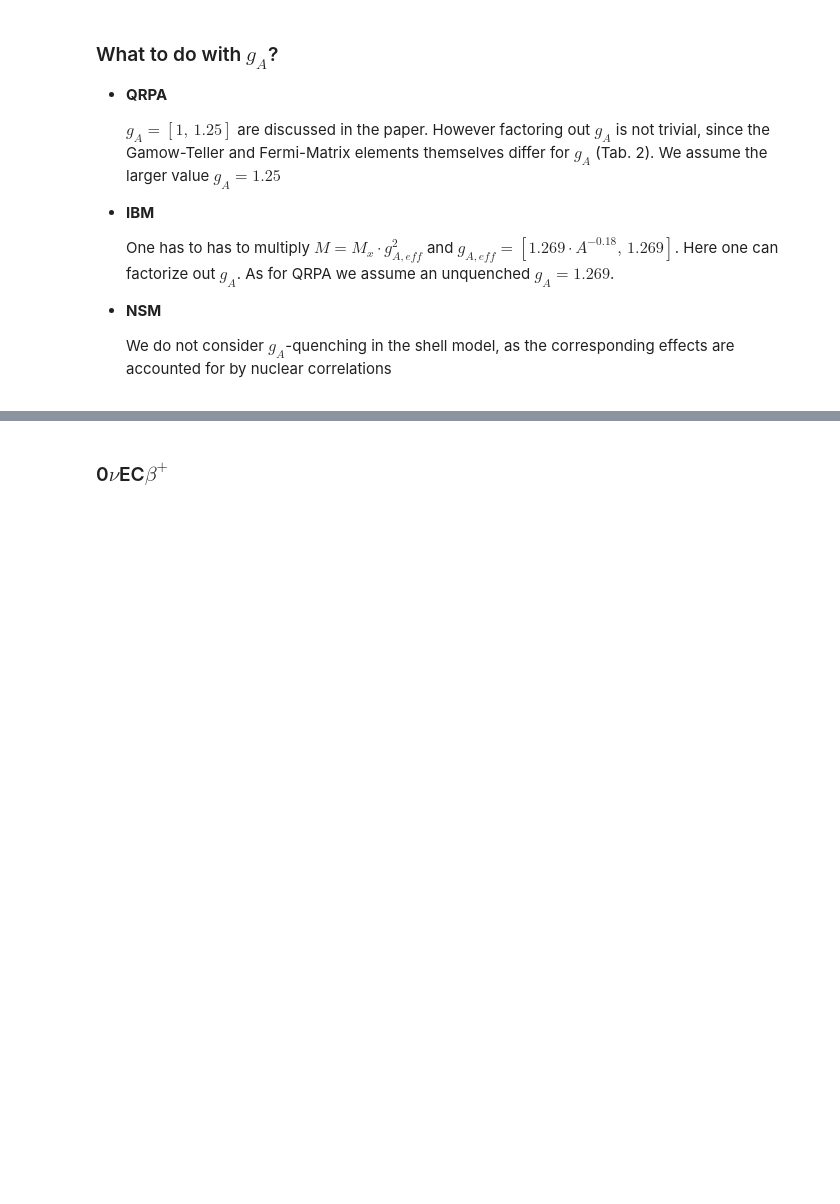
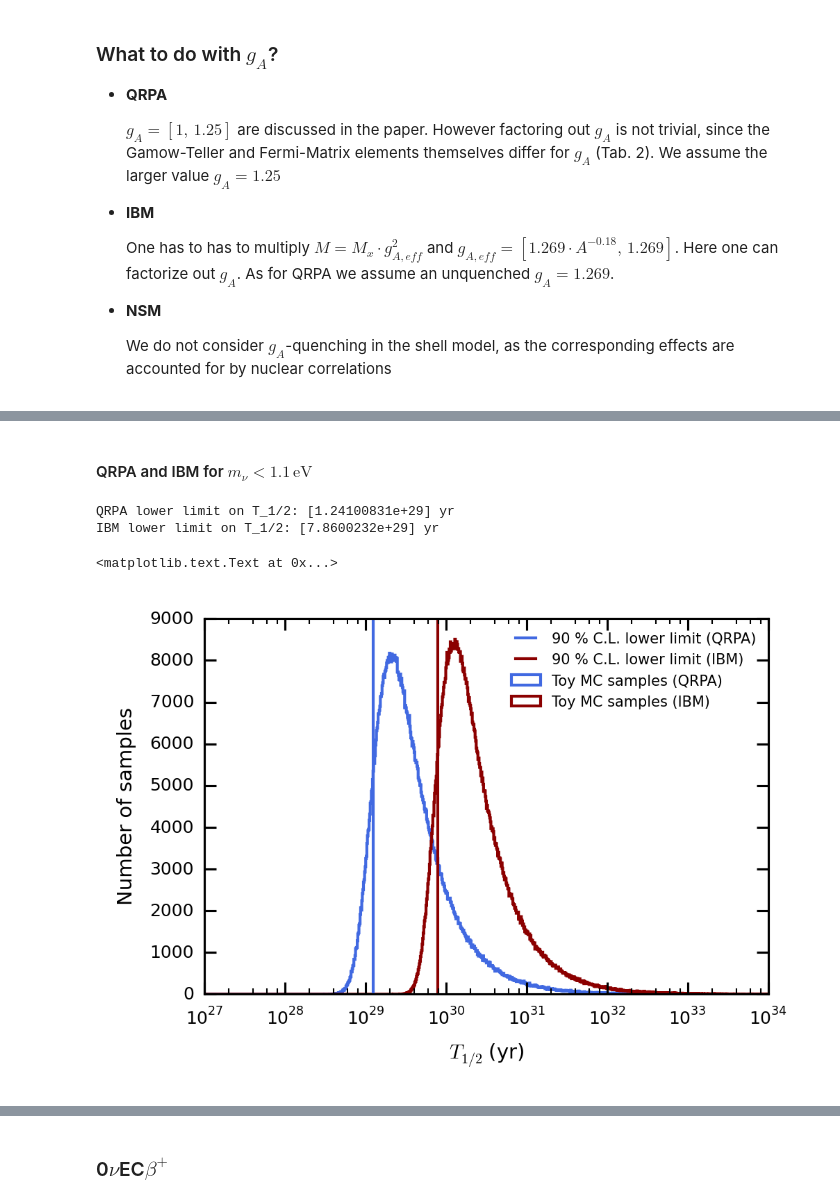
Before and after one commit to bglenardo/MuensterTPC-MC, a Jupyter notebook: Half-life calculations/0nudecays.ipynb, the cells around one changed output, grey strips where cells are left out. Cells and saved outputs as stored; diff of their text form; code cells hidden in the pictures; blank space fills up the shorter version.

```diff
--- a/Half-life calculations/0nudecays.ipynb
+++ b/Half-life calculations/0nudecays.ipynb
@@ -192,0 +245,38 @@ Half-life range for IBM at gA=1.269: [2.0393399316703734e+31+/-3.96070152018627e
+# %% [markdown]
+#### QRPA and IBM for $m_\nu < 1.1\,\text{eV}$
+# %%
+mnu_square_katrin = ufloat(-1.0e-6, 1.0e-6)
+
+t0vecec_qrpa=sample_halflife_mnusquare(me, mnu_square_katrin, m0vecec_qrpa, g0vecec, R, 1000000)
+t0vecec_ibm=sample_halflife_mnusquare(me, mnu_square_katrin, m0vecec_ibm, g0vecec, R, 1000000)
+
+lowerlimit_qrpa = np.quantile(t0vecec_qrpa, [0.1])
+lowerlimit_ibm = np.quantile(t0vecec_ibm, [0.1])
+
+print('QRPA lower limit on T_1/2:', lowerlimit_qrpa, 'yr')
+print('IBM lower limit on T_1/2:', lowerlimit_ibm, 'yr')
+
+#Show negative values by multiplying with -1
+plot_loghist(t0vecec_qrpa, 1000, histrange=(1e27,1e34), facecolor='royalblue', edgecolor='royalblue', label='Toy MC samples (QRPA)', histtype='step')
+plot_loghist(t0vecec_ibm, 1000, histrange=(1e27,1e34), facecolor='darkred', edgecolor='darkred', label='Toy MC samples (IBM)', histtype='step')
+
+plt.axvline(lowerlimit_qrpa, color='royalblue', label=('90 % C.L. lower limit (QRPA)'))
+plt.axvline(lowerlimit_ibm, color='darkred', label=('90 % C.L. lower limit (IBM)'))
+
+plt.legend(frameon=False)
+plt.xlabel('$T_{1/2}$ (yr)')
+plt.ylabel('Number of samples')
+
+#plt.draw()
+#plt.show()
+
+
+#print('Mean:', np.mean(1/t0vecec_qrpa))
+#print('Std:', np.std(1/t0vecec_qrpa))
+#print('Mean/Std:', np.mean(1/t0vecec_qrpa)/np.std(1/t0vecec_qrpa))
+#print('FC limit at 90% CL:', 1/(2.94*np.std(1/t0vecec_qrpa)))
+# %% [output]
+QRPA lower limit on T_1/2: [1.24100831e+29] yr
+IBM lower limit on T_1/2: [7.8600232e+29] yr
+<matplotlib.text.Text at 0x...>
+[figure, added]
```
Also changed, not shown: parts of 21 cells of this notebook.
